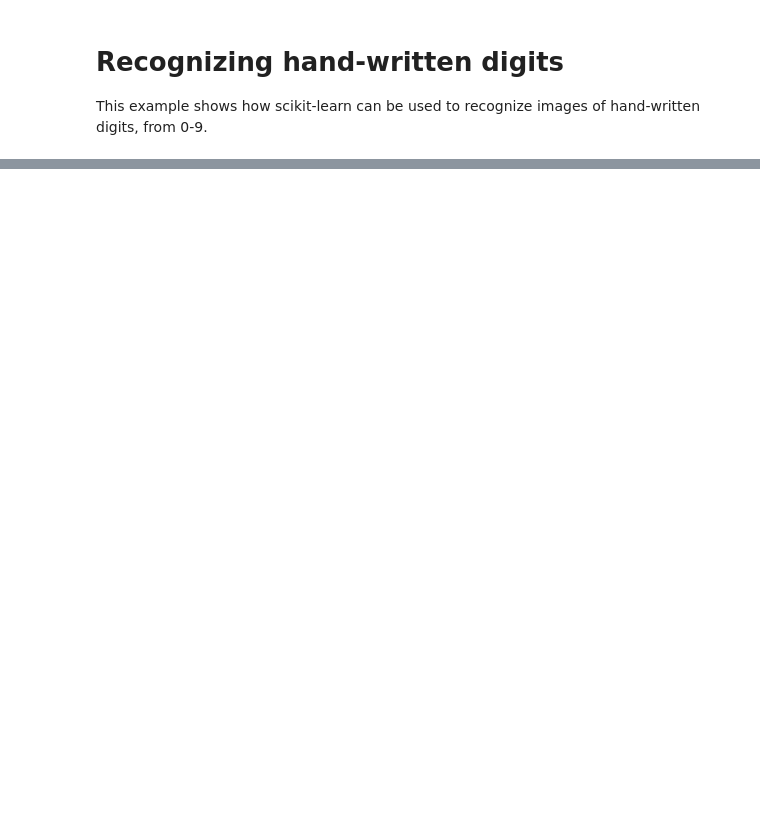
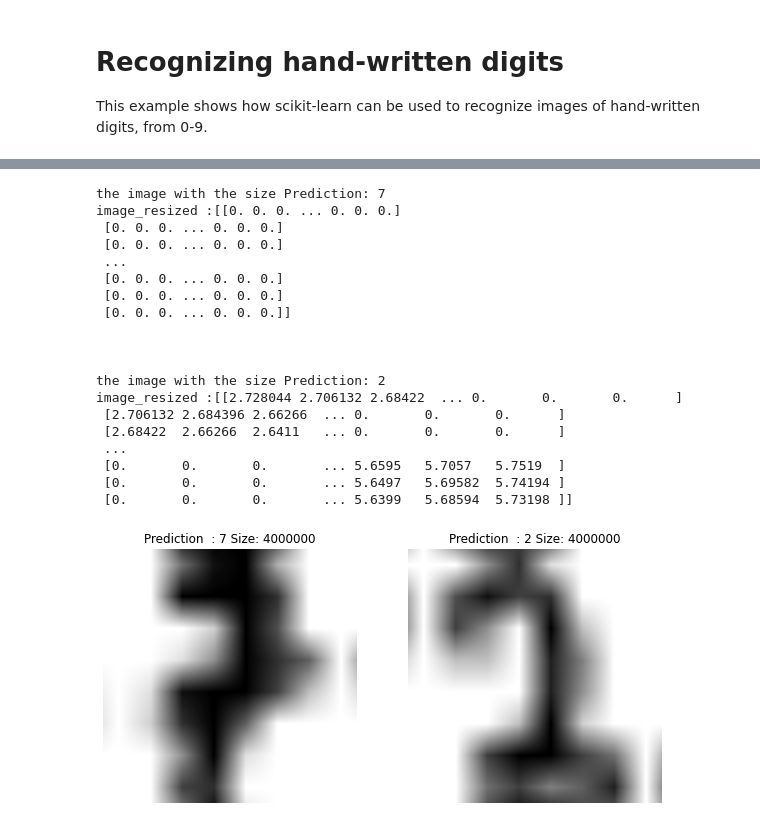
Before and after one commit to DRGeetaChhabra/rep1, a Jupyter notebook: classification.ipynb, the cells around one changed output, grey strips where cells are left out. Drawn from its saved outputs; the diff is of its cells as text; code cells hidden in the pictures; blank space fills up the shorter version.

```diff
--- a/classification.ipynb
+++ b/classification.ipynb
@@ -196,0 +153,35 @@ true digit values and the predicted digit values.
+# %%
+#For Resolution 2000*2000
+from PIL import Image
+_, axes = plt.subplots(nrows=1, ncols=2, figsize=(10, 10))
+for ax, image, prediction in zip(axes, X_test, predicted):
+    ax.set_axis_off()
+    image = image.reshape(8,8)
+    image = resize(image, (2000,2000),anti_aliasing=True)
+    ax.imshow(image, cmap=plt.cm.gray_r, interpolation="nearest")
+
+    ax.set_title(f"Prediction  : {prediction}" f" Size: {image.size}")
+    print("the image with the size" f" Prediction: {prediction}" )
+    print(f"image_resized :{image}\n")
+    print("\n")
+# %% [output]
+the image with the size Prediction: 7
+image_resized :[[0. 0. 0. ... 0. 0. 0.]
+ [0. 0. 0. ... 0. 0. 0.]
+ [0. 0. 0. ... 0. 0. 0.]
+ ...
+ [0. 0. 0. ... 0. 0. 0.]
+ [0. 0. 0. ... 0. 0. 0.]
+ [0. 0. 0. ... 0. 0. 0.]]
+
+
+
+the image with the size Prediction: 2
+image_resized :[[2.728044 2.706132 2.68422  ... 0.       0.       0.      ]
+ [2.706132 2.684396 2.66266  ... 0.       0.       0.      ]
+ [2.68422  2.66266  2.6411   ... 0.       0.       0.      ]
+ ...
+ [0.       0.       0.       ... 5.6595   5.7057   5.7519  ]
+ [0.       0.       0.       ... 5.6497   5.69582  5.74194 ]
+ [0.       0.       0.       ... 5.6399   5.68594  5.73198 ]]
+[figure, added]
```
Also changed, not shown: parts of 17 cells of this notebook, 1 other file.
